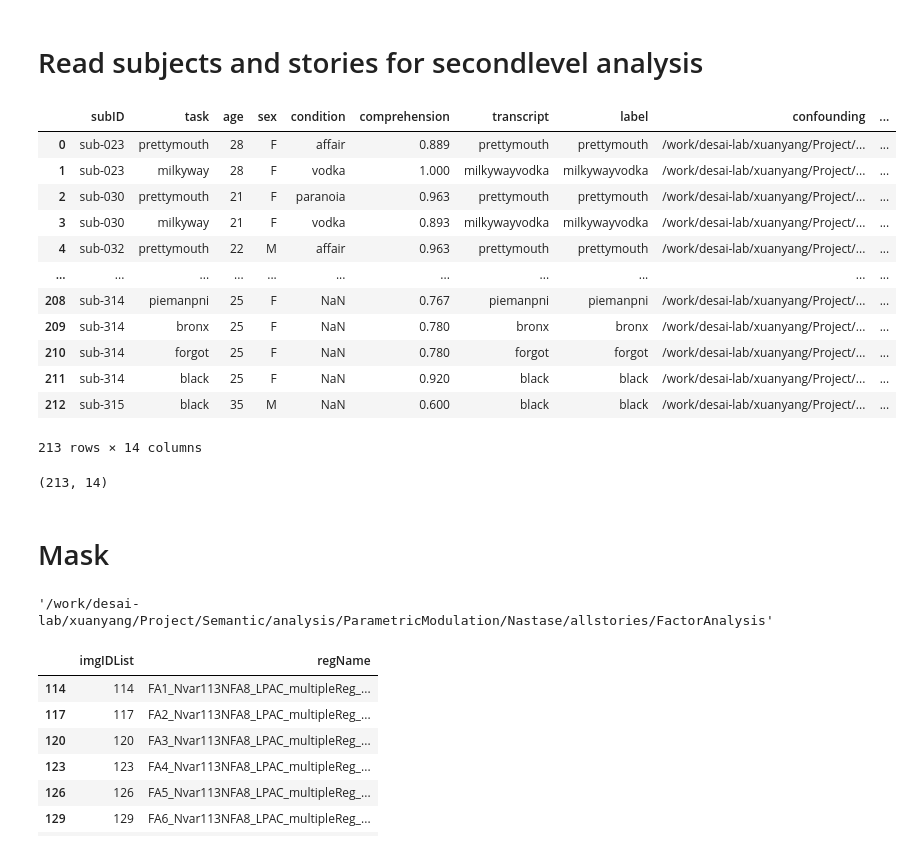
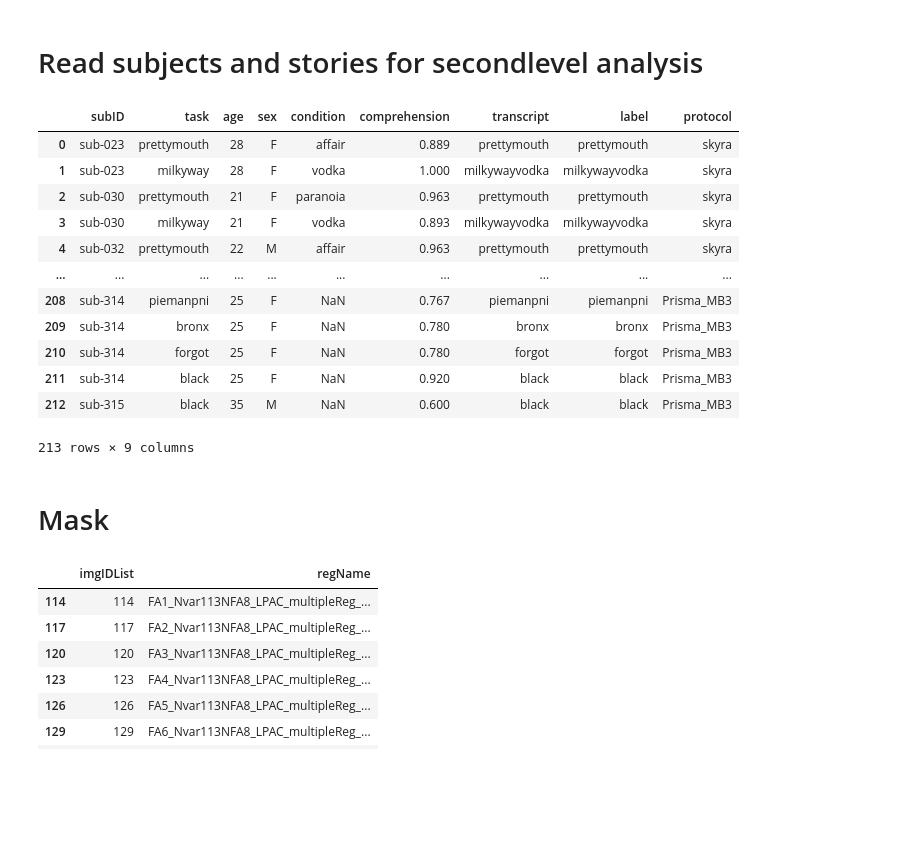
Before and after one commit to rayxuanyang/DiscoFMRI, a Jupyter notebook: scripts/fMRI/voxelwise_glm/_Batch_secondlevel_TENT15755_GM_RegCombined_LMEr.ipynb, the cells around one changed output. Saved outputs shown, nothing was run; the diff lists cells and outputs as text; code cells hidden in the pictures; blank space fills up the shorter version.

Commit message:
use AFNI lmer with protocol as fixed effect

```diff
--- a/scripts/fMRI/voxelwise_glm/Batch_secondlevel_TENT15755_GM_RegCombined.ipynb
+++ b/scripts/fMRI/voxelwise_glm/_Batch_secondlevel_TENT15755_GM_RegCombined_LMEr.ipynb
@@ -6,27 +6,26 @@ import os
 import shutil
 from subprocess import run
 # %%
-mastersheetFile = '/work/desai-lab/xuanyang/Project/Semantic/analysis/ParametricModulation/Nastase/allstories/master/codes/master_subject_10stories_highacc.csv'
+mastersheetFile = '/work/desai-lab/xuanyang/Project/Semantic/dissemination/github/DiscoFMRI/scripts/fMRI/master_subject_10stories_highacc.csv'
 df_master = pd.read_csv(mastersheetFile)
+df_master.loc[df_master['transcript'].isin(['prettymouth','milkywayoriginal','milkywayvodka','slumlordreach','21styear']),'protocol'] = 'skyra'
+df_master.loc[df_master['transcript'].isin(['shapessocial']),'protocol'] = 'Prisma_MB4'
+df_master.loc[df_master['transcript'].isin(['piemanpni','bronx','black','forgot']),'protocol'] = 'Prisma_MB3'
 df_master
 # %% [output]
-|  | subID | task | age | sex | condition | comprehension | transcript | label | confounding | ... |
-| 0 | sub-023 | prettymouth | 28 | F | affair | 0.889 | prettymouth | prettymouth | /work/desai-lab/xuanyang/Project/... | ... |
-| 1 | sub-023 | milkyway | 28 | F | vodka | 1.000 | milkywayvodka | milkywayvodka | /work/desai-lab/xuanyang/Project/... | ... |
-| 2 | sub-030 | prettymouth | 21 | F | paranoia | 0.963 | prettymouth | prettymouth | /work/desai-lab/xuanyang/Project/... | ... |
-| 3 | sub-030 | milkyway | 21 | F | vodka | 0.893 | milkywayvodka | milkywayvodka | /work/desai-lab/xuanyang/Project/... | ... |
-| 4 | sub-032 | prettymouth | 22 | M | affair | 0.963 | prettymouth | prettymouth | /work/desai-lab/xuanyang/Project/... | ... |
-| ... | ... | ... | ... | ... | ... | ... | ... | ... | ... | ... |
-| 208 | sub-314 | piemanpni | 25 | F | NaN | 0.767 | piemanpni | piemanpni | /work/desai-lab/xuanyang/Project/... | ... |
-| 209 | sub-314 | bronx | 25 | F | NaN | 0.780 | bronx | bronx | /work/desai-lab/xuanyang/Project/... | ... |
-| 210 | sub-314 | forgot | 25 | F | NaN | 0.780 | forgot | forgot | /work/desai-lab/xuanyang/Project/... | ... |
-| 211 | sub-314 | black | 25 | F | NaN | 0.920 | black | black | /work/desai-lab/xuanyang/Project/... | ... |
-| 212 | sub-315 | black | 35 | M | NaN | 0.600 | black | black | /work/desai-lab/xuanyang/Project/... | ... |
+|  | subID | task | age | sex | condition | comprehension | transcript | label | protocol |
+| 0 | sub-023 | prettymouth | 28 | F | affair | 0.889 | prettymouth | prettymouth | skyra |
+| 1 | sub-023 | milkyway | 28 | F | vodka | 1.000 | milkywayvodka | milkywayvodka | skyra |
+| 2 | sub-030 | prettymouth | 21 | F | paranoia | 0.963 | prettymouth | prettymouth | skyra |
+| 3 | sub-030 | milkyway | 21 | F | vodka | 0.893 | milkywayvodka | milkywayvodka | skyra |
+| 4 | sub-032 | prettymouth | 22 | M | affair | 0.963 | prettymouth | prettymouth | skyra |
+| ... | ... | ... | ... | ... | ... | ... | ... | ... | ... |
+| 208 | sub-314 | piemanpni | 25 | F | NaN | 0.767 | piemanpni | piemanpni | Prisma_MB3 |
+| 209 | sub-314 | bronx | 25 | F | NaN | 0.780 | bronx | bronx | Prisma_MB3 |
+| 210 | sub-314 | forgot | 25 | F | NaN | 0.780 | forgot | forgot | Prisma_MB3 |
+| 211 | sub-314 | black | 25 | F | NaN | 0.920 | black | black | Prisma_MB3 |
+| 212 | sub-315 | black | 35 | M | NaN | 0.600 | black | black | Prisma_MB3 |
-213 rows × 14 columns
+213 rows × 9 columns
-# %%
-df_master
-# %% [output]
-(213, 14)
 # %%
 import subprocess
 import pandas as pd
@@ -64,7 +63,3 @@ folder = 'threshold_GM'
-# %%
-Dir_working
-# %% [output]
-'/work/desai-lab/xuanyang/Project/Semantic/analysis/ParametricModulation/Nastase/allstories/FactorAnalysis'
 # %%
 Dir_model = os.path.join(Dir_working,'models',flag_model,f'FA{NFA}')
 Dir_results = os.path.join(Dir_model,'results')
```
Also changed, not shown: parts of 7 cells of this notebook, 32 other files.
